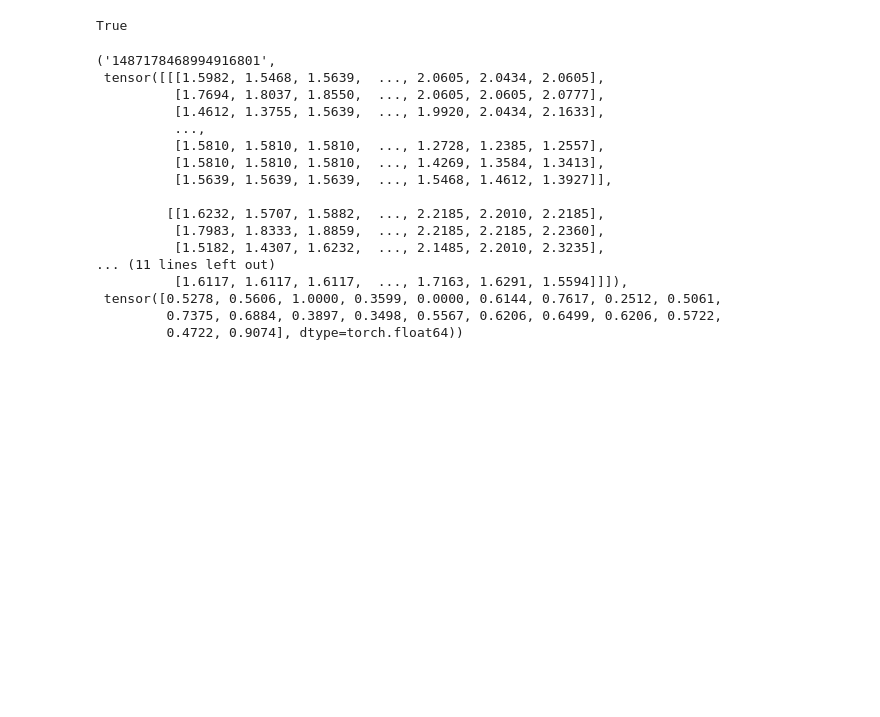
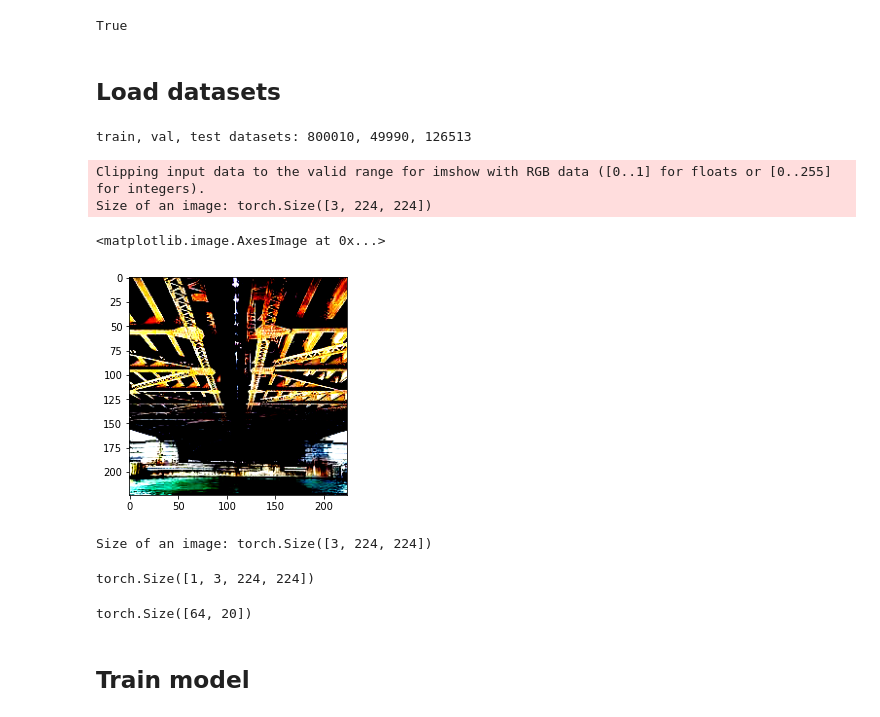
Before and after one commit to fortierq/image-retrieval, a Jupyter notebook: cnn_text_supervision/cnn_text_supervision.ipynb, the cells around one changed output. Drawn from its saved outputs; the diff is of its cells as text; code cells hidden in the pictures; blank space fills up the shorter version.

```diff
--- a/cnn_text_supervision/cnn_text_supervision.ipynb
+++ b/cnn_text_supervision/cnn_text_supervision.ipynb
@@ -13,2 +12,4 @@ torch.cuda.is_available()
 # %% [output]
 True
+# %% [markdown]
+## Load datasets
@@ -15,2 +25,21 @@ True
+# %%
+print(f"train, val, test datasets: {len(train_dataset)}, {len(val_dataset)}, {len(test_dataset)}")
+# %% [output]
+train, val, test datasets: 800010, 49990, 126513
+# %%
+import matplotlib.pyplot as plt
+_, img, caption = test_dataset[0]
+plt.imshow(img.permute(1, 2, 0))
+# %% [output]
+Clipping input data to the valid range for imshow with RGB data ([0..1] for floats or [0..255] for integers).
+Size of an image: torch.Size([3, 224, 224])
+<matplotlib.image.AxesImage at 0x...>
+[figure, added]
+# %%
+print(f"Size of an image: {img.shape}")
+torch.unsqueeze(img, 0).shape
+# %% [output]
+Size of an image: torch.Size([3, 224, 224])
+torch.Size([1, 3, 224, 224])
 # %%
 model = models.resnet50(pretrained=True)
@@ -17,31 +47,6 @@ model = models.resnet50(pretrained=True)
-# %%
-batch_size = 64
-workers = 12
-criterion = nn.BCEWithLogitsLoss()
-# model = model.Model(embedding_dimensionality=embedding_dimensionality).cuda(gpu) # Create ResNet50 model with custom number of outputs
-optimizer = torch.optim.Adam(model.parameters(), 0.01)
-train_dataset = InstaData("train")
-val_dataset = InstaData("validate")
-test_dataset = InstaData("test")
-train_loader = torch.utils.data.DataLoader(train_dataset, batch_size=batch_size, shuffle=True, num_workers=workers,pin_memory=True)
-val_loader = torch.utils.data.DataLoader(val_dataset, batch_size=batch_size, shuffle=True, num_workers=workers,pin_memory=True)
-test_loader = torch.utils.data.DataLoader(test_dataset, batch_size=batch_size, shuffle=True, num_workers=workers,pin_memory=True)
-train_dataset[0]
-# %% [output]
-('1487178468994916801',
- tensor([[[1.5982, 1.5468, 1.5639,  ..., 2.0605, 2.0434, 2.0605],
-          [1.7694, 1.8037, 1.8550,  ..., 2.0605, 2.0605, 2.0777],
-          [1.4612, 1.3755, 1.5639,  ..., 1.9920, 2.0434, 2.1633],
-          ...,
-          [1.5810, 1.5810, 1.5810,  ..., 1.2728, 1.2385, 1.2557],
-          [1.5810, 1.5810, 1.5810,  ..., 1.4269, 1.3584, 1.3413],
-          [1.5639, 1.5639, 1.5639,  ..., 1.5468, 1.4612, 1.3927]],
-
-         [[1.6232, 1.5707, 1.5882,  ..., 2.2185, 2.2010, 2.2185],
-          [1.7983, 1.8333, 1.8859,  ..., 2.2185, 2.2185, 2.2360],
-          [1.5182, 1.4307, 1.6232,  ..., 2.1485, 2.2010, 2.3235],
-... (11 lines left out)
-          [1.6117, 1.6117, 1.6117,  ..., 1.7163, 1.6291, 1.5594]]]),
- tensor([0.5278, 0.5606, 1.0000, 0.3599, 0.0000, 0.6144, 0.7617, 0.2512, 0.5061,
-         0.7375, 0.6884, 0.3897, 0.3498, 0.5567, 0.6206, 0.6499, 0.6206, 0.5722,
-         0.4722, 0.9074], dtype=torch.float64))
+# %%
+v[2].shape
+# %% [output]
+torch.Size([64, 20])
+# %% [markdown]
+## Train model
```
Also changed, not shown: parts of 6 cells of this notebook.
